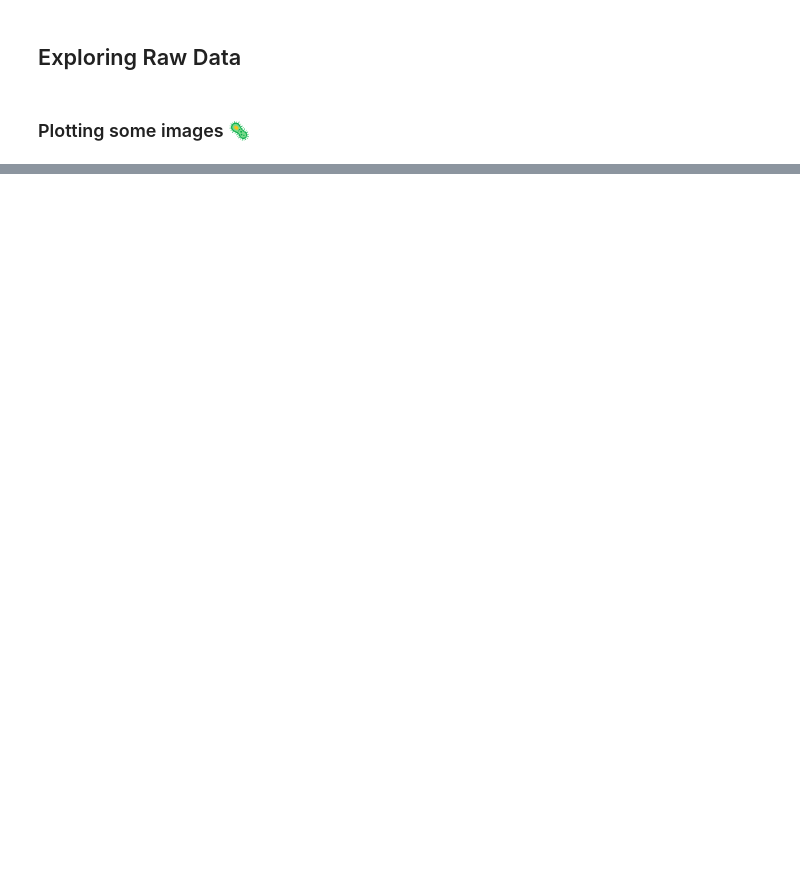
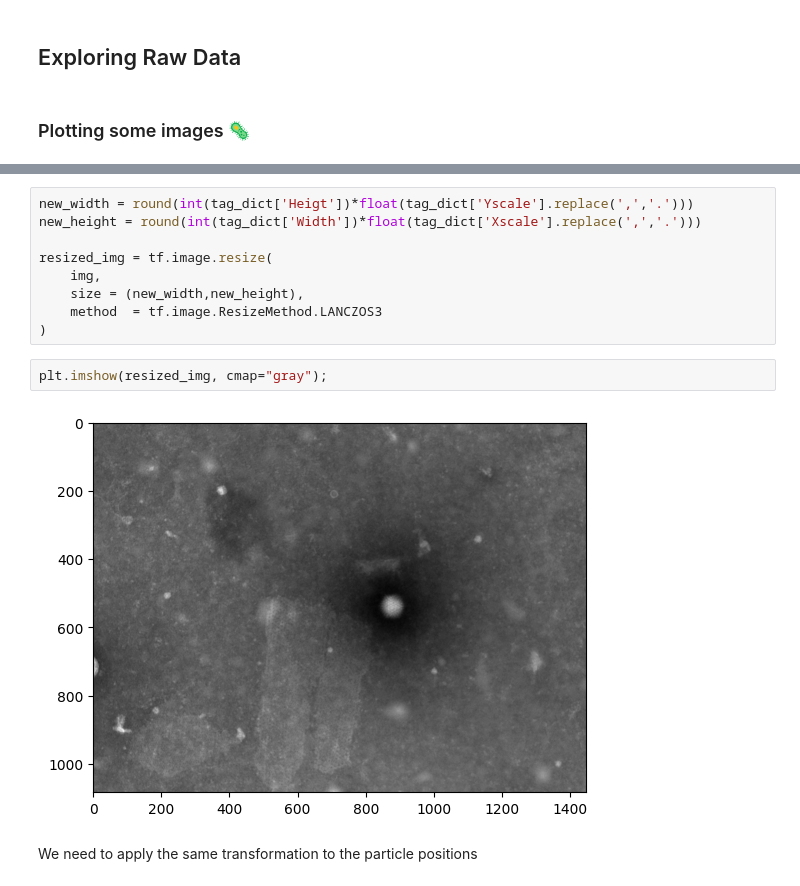
Before and after one commit to deep-disease-detection/ddd-ai, a Jupyter notebook: notebook/youssef_notebook.ipynb, the cells around one changed output, grey strips where cells are left out. Drawn from its saved outputs; the diff is of its cells as text; blank space fills up the shorter version.

```diff
--- a/notebook/youssef_notebook.ipynb
+++ b/notebook/youssef_notebook.ipynb
@@ -30,0 +98,15 @@ plt.imshow(load_sample('Rift Valley'), cmap="gray")
+# %%
+new_width = round(int(tag_dict['Heigt'])*float(tag_dict['Yscale'].replace(',','.')))
+new_height = round(int(tag_dict['Width'])*float(tag_dict['Xscale'].replace(',','.')))
+
+resized_img = tf.image.resize(
+    img,
+    size = (new_width,new_height),
+    method  = tf.image.ResizeMethod.LANCZOS3
+)
+# %%
+plt.imshow(resized_img, cmap="gray");
+# %% [output]
+[figure, added]
+# %% [markdown]
+We need to apply the same transformation to the particle positions
```
Also changed, not shown: parts of 30 cells of this notebook.
